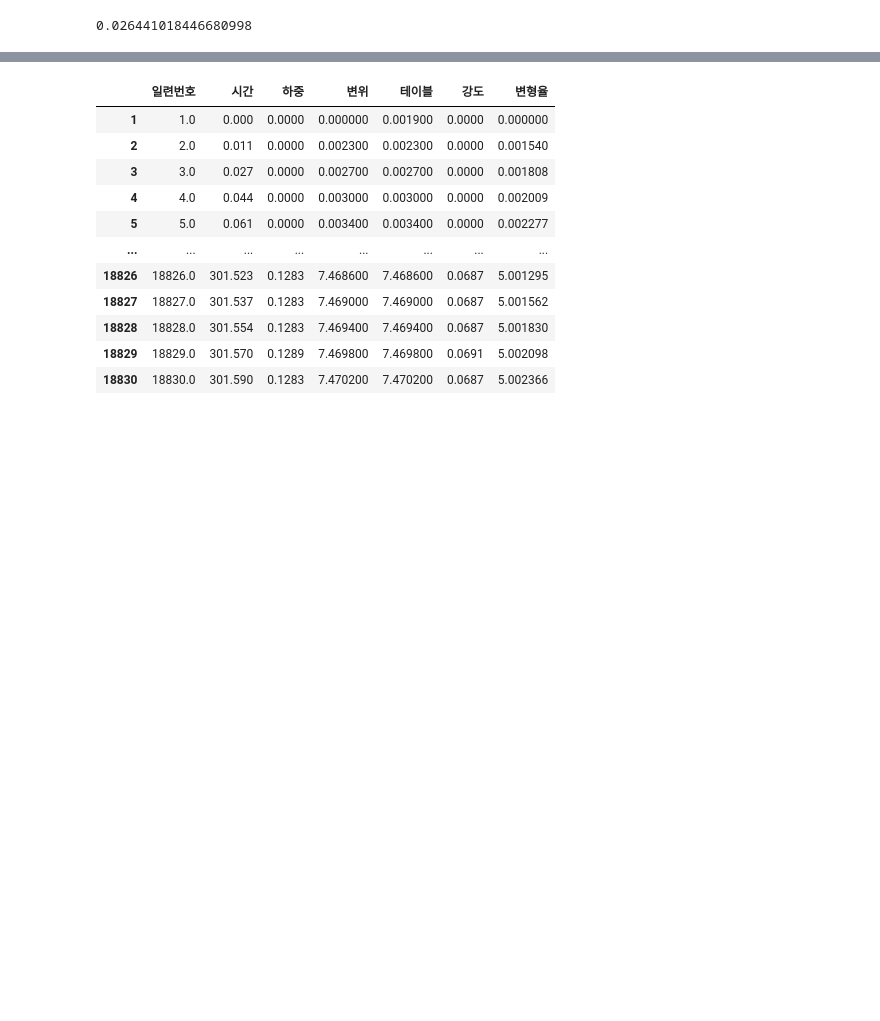
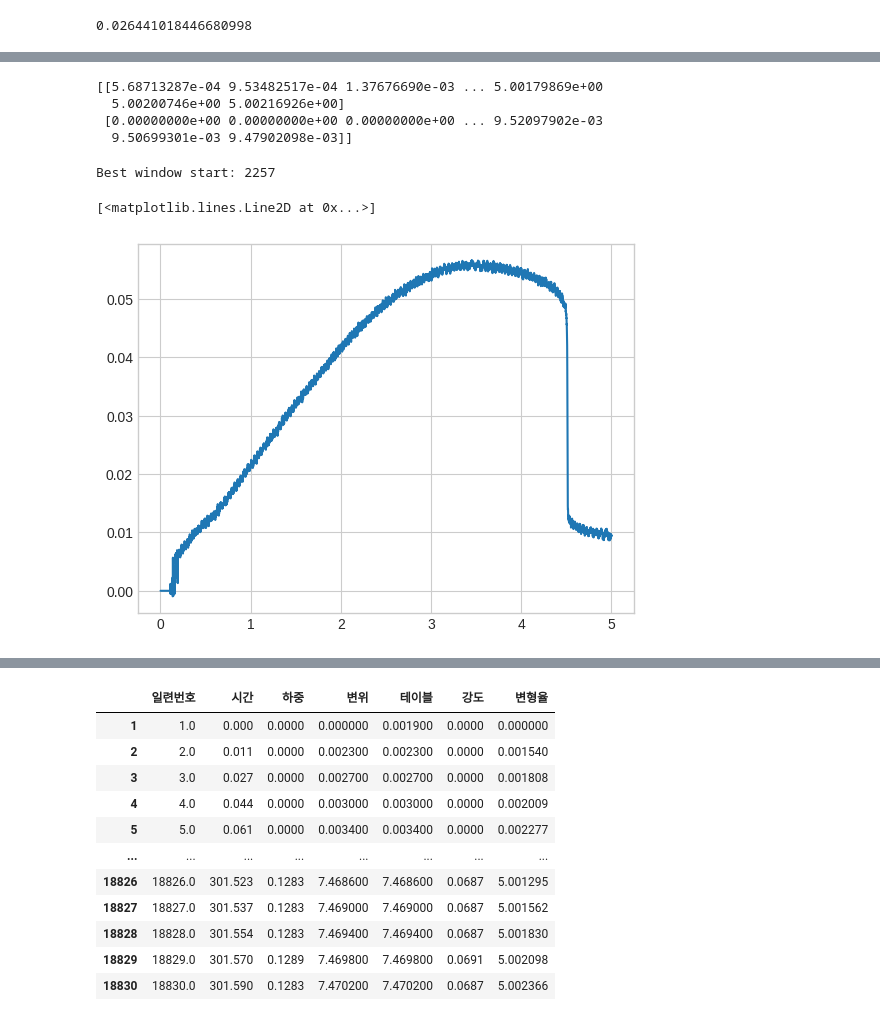
Before and after one commit to imrealhelper/Aerospace_experiment_2, a Jupyter notebook: 3점굽힘시험_plot.ipynb, the cells around one changed output, grey strips where cells are left out. Drawn from its saved outputs; the diff is of its cells as text; code cells hidden in the pictures; blank space fills up the shorter version.

```diff
--- a/3점굽힘시험_plot.ipynb
+++ b/3점굽힘시험_plot.ipynb
@@ -599,0 +615,68 @@ E_from_given_m = flexural_modulus_from_m(m, L, b, d)  # MPa
+# %%
+import numpy as np
+from scipy.signal import savgol_filter
+import matplotlib.pyplot as plt
+
+arr = np.vstack([df1["변형율"].values, df1["강도"].values])  # (2, N)
+arr_smooth = savgol_filter(arr, 11, 3, axis=1, mode='nearest')
+print(arr_smooth)
+# %% [output]
+[[5.68713287e-04 9.53482517e-04 1.37676690e-03 ... 5.00179869e+00
+  5.00200746e+00 5.00216926e+00]
+ [0.00000000e+00 0.00000000e+00 0.00000000e+00 ... 9.52097902e-03
+  9.50699301e-03 9.47902098e-03]]
+# %%
+Y = arr_smooth[1]
+W = arr_smooth[0]
+
+if not np.all(np.diff(W) >= 0):
+    idx = np.argsort(W)
+    W, Y = W[idx], Y[idx]
+
+m = 3000  # 창 크기
+curv = []   # 각 창의 이차미분 값(= 2*alpha)
+betas = []  # (alpha, beta, gamma) 저장(필요시)
+starts = [] # 창 시작 인덱스 기록
+
+for i in range(len(Y) - m + 1):
+    y = Y[i:i+m]
+    w = W[i:i+m]
+
+    X = np.column_stack([w**2, w, np.ones_like(w)])
+    coef = np.linalg.lstsq(X, y, rcond=None)[0]  # coef = [alpha, beta, gamma]
+    alpha, beta, gamma  = coef
+
+    curv.append(2.0 * alpha)   # 곡률
+    betas.append((alpha, beta, gamma))
+    starts.append(i)
+
+curv = np.array(curv)
+starts = np.array(starts)
+
+# 시각화: 곡률 절댓값이 작을수록 더 '직선'에 가까움
+
+# 가장 선형(곡률 최소) 창 선택
+best_idx = np.argmin(np.abs(curv))
+i0 = starts[best_idx]
+alpha, beta, gamma = betas[best_idx]
+
+y_win = Y[i0:i0+m]
+w_win = W[i0:i0+m]
+X_lin = np.column_stack([w_win, np.ones_like(w_win)])   # y ≈ a w + b
+(a_lin, b_lin), *_ = np.linalg.lstsq(X_lin, y_win, rcond=None)
+
+w_win = W[i0:i0+m]; y_win = Y[i0:i0+m]
+A = np.column_stack([w_win, np.ones_like(w_win)])
+a_lin, b_lin = np.linalg.lstsq(A, y_win, rcond=None)[0]
+
+c = -b_lin / a_lin                 # Toe offset (mm)
+W_tc = W - c                       # 전 구간 보정
+
+print(f"Best window start: {i0}")
+# %% [output]
+Best window start: 2257
+# %%
+plt.plot(W,Y)
+# %% [output]
+[<matplotlib.lines.Line2D at 0x...>]
+[figure, added]
```
Also changed, not shown: parts of 14 cells of this notebook.
